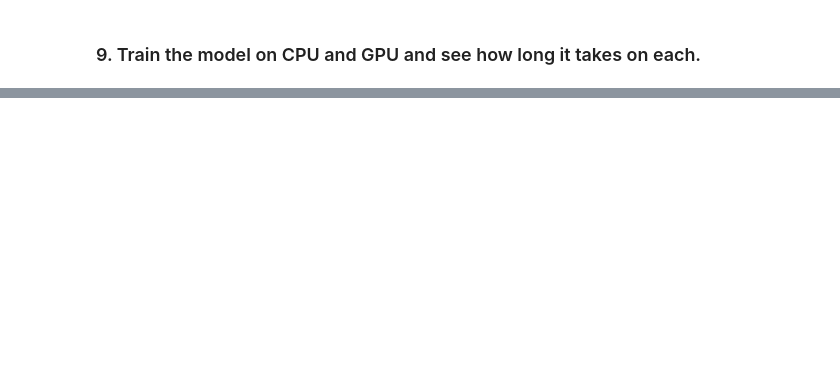
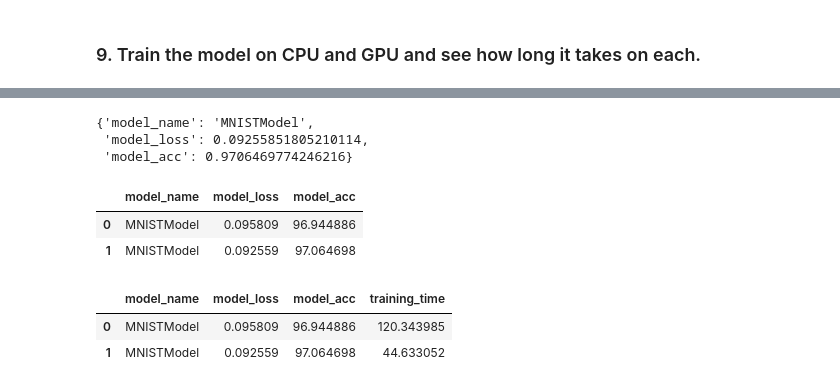
Before and after one commit to LuluW8071/Data-Science, a Jupyter notebook: Pytorch/03_PyTorch_Computer_Vision/02_PyTorch_Computer_Vision_Exercises.ipynb, the cells around one changed output, grey strips where cells are left out. Drawn from its saved outputs; the diff is of its cells as text; code cells hidden in the pictures; blank space fills up the shorter version.

Commit message:
Train MNISTModel( ) on GPU & compare results

```diff
--- a/Pytorch/03_PyTorch_Computer_Vision/02_PyTorch_Computer_Vision_Exercises.ipynb
+++ b/Pytorch/03_PyTorch_Computer_Vision/02_PyTorch_Computer_Vision_Exercises.ipynb
@@ -333,0 +395,26 @@ Trained on cpu: 187.168 seconds
+# %%
+loss_fn = nn.CrossEntropyLoss()
+optimizer = torch.optim.Adam(params = model_gpu.parameters(), lr = 0.01)
+# %%
+torch.manual_seed(42)
+
+train_time_start_gpu= timer()
+
+# Train/test loop on GPU
+epochs = 3
+
+for epoch in tqdm(range(epochs)):
+  print(f'Epoch: {epoch}')
+  train(model_gpu, train_dataloader,
+        loss_fn, optimizer,
+        accuracy,
+        device)
+  test(model_gpu, test_dataloader,
+       loss_fn, optimizer,
+       accuracy,
+       device)
+
+train_time_end_gpu = timer()
+total_train_time_model_gpu = train_time(train_time_start_gpu,
+                                        train_time_end_gpu,
+                                        device)
@@ -333,0 +432,31 @@ Trained on cpu: 187.168 seconds
+# %%
+# Evaluate Model and Prediction on GPU
+torch.manual_seed(42)
+model_gpu_results = eval_model(model_gpu.to('cpu'), test_dataloader, loss_fn, accuracy, device)
+
+model_gpu_results
+# %% [output]
+{'model_name': 'MNISTModel',
+ 'model_loss': 0.09255851805210114,
+ 'model_acc': 0.9706469774246216}
+# %%
+# Comapring results of model trained on cpu and gpu
+import pandas as pd
+
+compare_results = pd.DataFrame([model_cpu_results, model_gpu_results])
+compare_results['model_acc'] = compare_results['model_acc'] * 100
+compare_results
+# %% [output]
+|  | model_name | model_loss | model_acc |
+| 0 | MNISTModel | 0.095809 | 96.944886 |
+| 1 | MNISTModel | 0.092559 | 97.064698 |
+# %%
+
+# Add training times to results comparison
+compare_results["training_time"] = [total_train_time_model_cpu,
+                                    total_train_time_model_gpu]
+compare_results
+# %% [output]
+|  | model_name | model_loss | model_acc | training_time |
+| 0 | MNISTModel | 0.095809 | 96.944886 | 120.343985 |
+| 1 | MNISTModel | 0.092559 | 97.064698 | 44.633052 |
```
Also changed, not shown: parts of 14 cells of this notebook.
